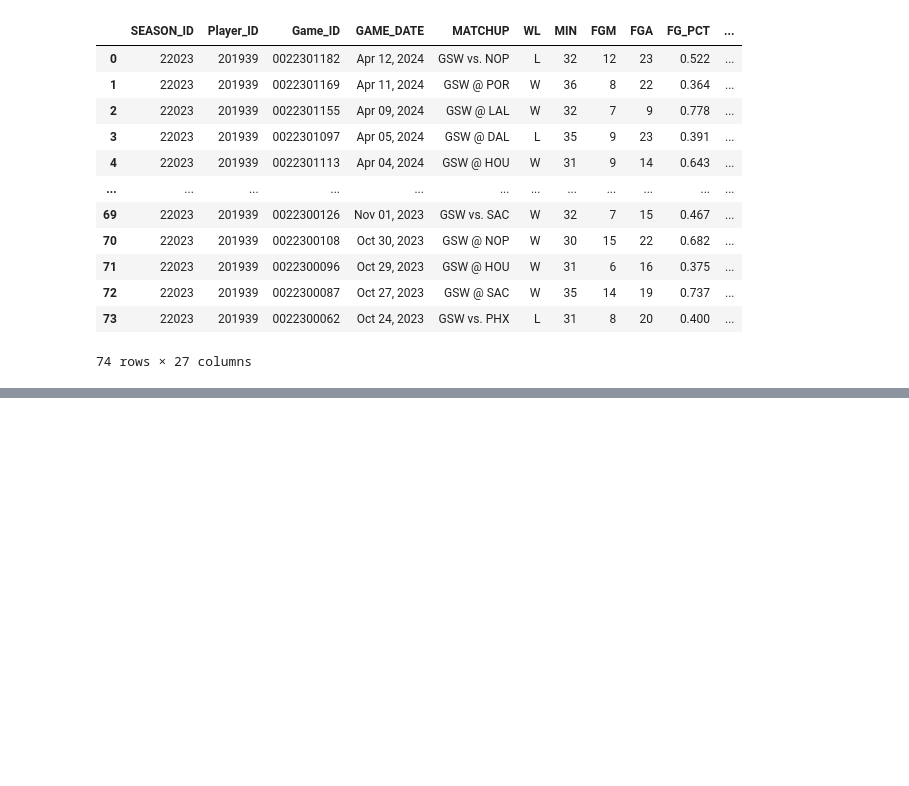
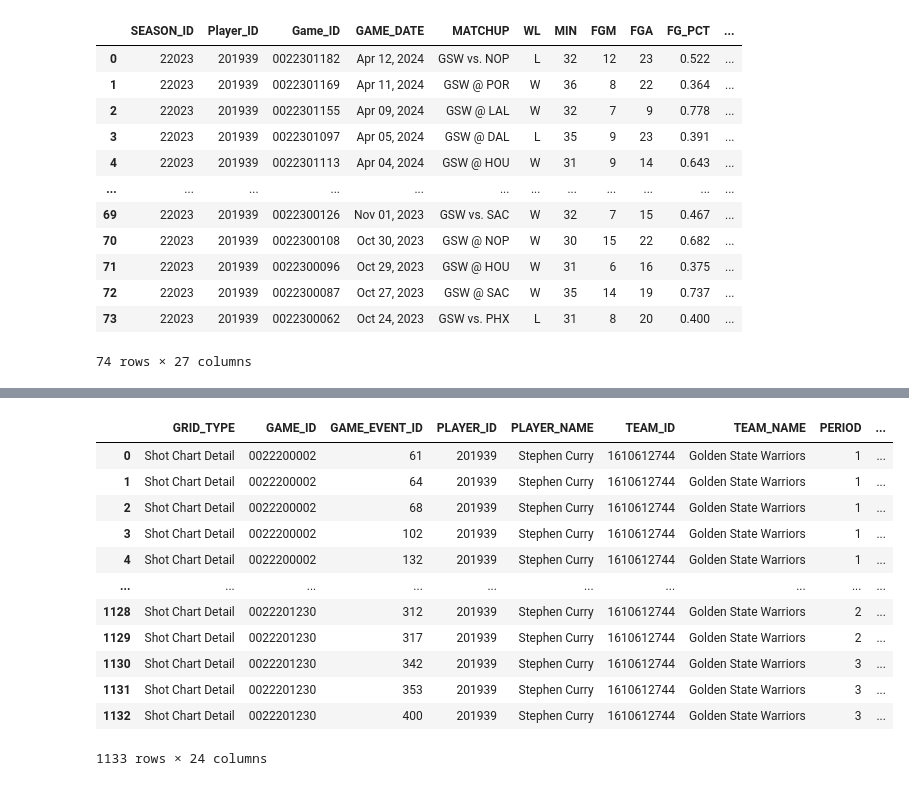
Before and after one commit to RomainSiette2/nba_stats_project, a Jupyter notebook: notebooks/test_API.ipynb, the cells around one changed output, grey strips where cells are left out. Drawn from its saved outputs; the diff is of its cells as text; code cells hidden in the pictures; blank space fills up the shorter version.

```diff
--- a/notebooks/test_API.ipynb
+++ b/notebooks/test_API.ipynb
@@ -65,4 +72,3 @@ stats_players("Stephen Curry", active_players,"2023-24")
 # %%
-non = players.find_players_by_full_name("LeBron James")[0]
-
-non["id"]
+curry = players.find_players_by_full_name("Stephen Curry")[0]
+player_id = curry["id"]
@@ -151,0 +101,18 @@ plt.show()
+# %%
+shot_data = ShotChartDetail(team_id=team_id,player_id=player_id,season_type_all_star='Regular Season',season_nullable='2022-23',context_measure_simple='FGA')
+df_shots = shot_data.get_data_frames()[0]
+df_shots
+# %% [output]
+|  | GRID_TYPE | GAME_ID | GAME_EVENT_ID | PLAYER_ID | PLAYER_NAME | TEAM_ID | TEAM_NAME | PERIOD | ... |
+| 0 | Shot Chart Detail | 0022200002 | 61 | 201939 | Stephen Curry | 1610612744 | Golden State Warriors | 1 | ... |
+| 1 | Shot Chart Detail | 0022200002 | 64 | 201939 | Stephen Curry | 1610612744 | Golden State Warriors | 1 | ... |
+| 2 | Shot Chart Detail | 0022200002 | 68 | 201939 | Stephen Curry | 1610612744 | Golden State Warriors | 1 | ... |
+| 3 | Shot Chart Detail | 0022200002 | 102 | 201939 | Stephen Curry | 1610612744 | Golden State Warriors | 1 | ... |
+| 4 | Shot Chart Detail | 0022200002 | 132 | 201939 | Stephen Curry | 1610612744 | Golden State Warriors | 1 | ... |
+| ... | ... | ... | ... | ... | ... | ... | ... | ... | ... |
+| 1128 | Shot Chart Detail | 0022201230 | 312 | 201939 | Stephen Curry | 1610612744 | Golden State Warriors | 2 | ... |
+| 1129 | Shot Chart Detail | 0022201230 | 317 | 201939 | Stephen Curry | 1610612744 | Golden State Warriors | 2 | ... |
+| 1130 | Shot Chart Detail | 0022201230 | 342 | 201939 | Stephen Curry | 1610612744 | Golden State Warriors | 3 | ... |
+| 1131 | Shot Chart Detail | 0022201230 | 353 | 201939 | Stephen Curry | 1610612744 | Golden State Warriors | 3 | ... |
+| 1132 | Shot Chart Detail | 0022201230 | 400 | 201939 | Stephen Curry | 1610612744 | Golden State Warriors | 3 | ... |
+1133 rows × 24 columns
```
Also changed, not shown: parts of 18 cells of this notebook, 2 other files.
